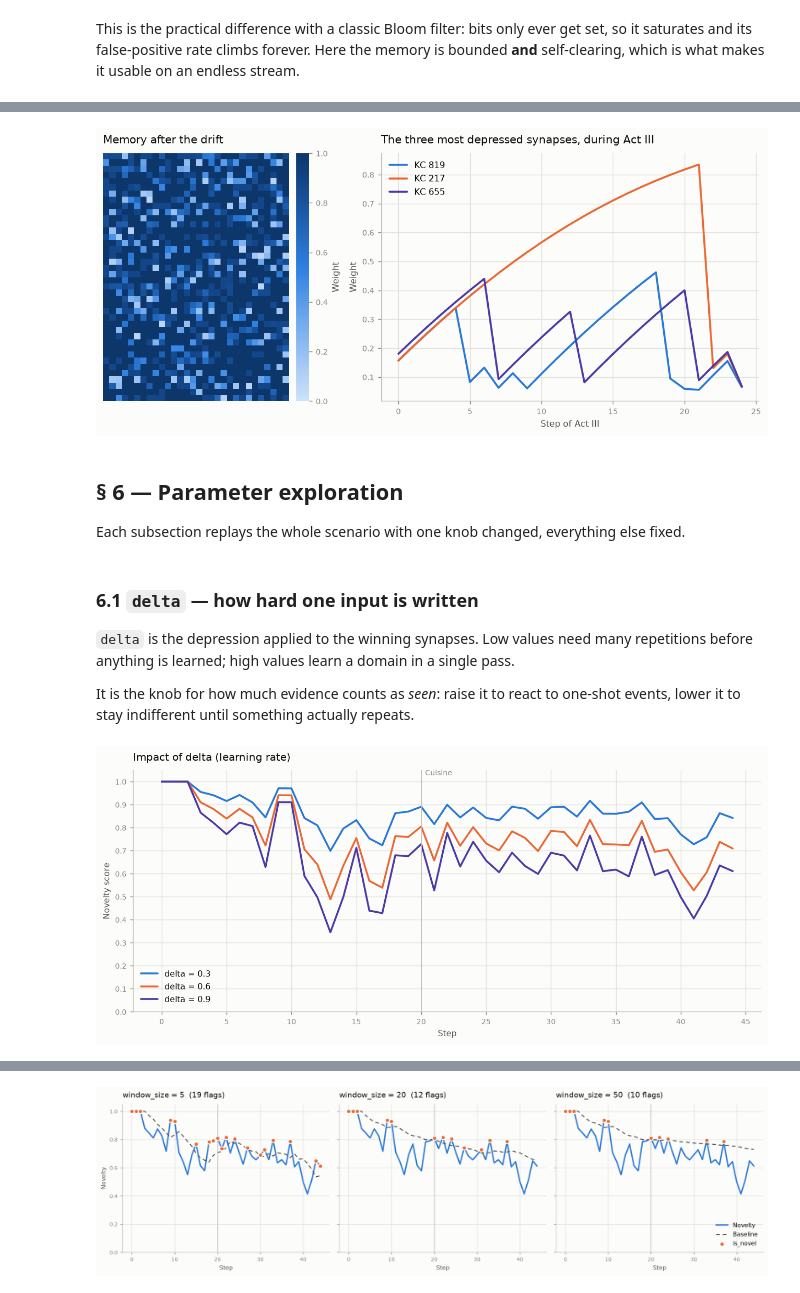
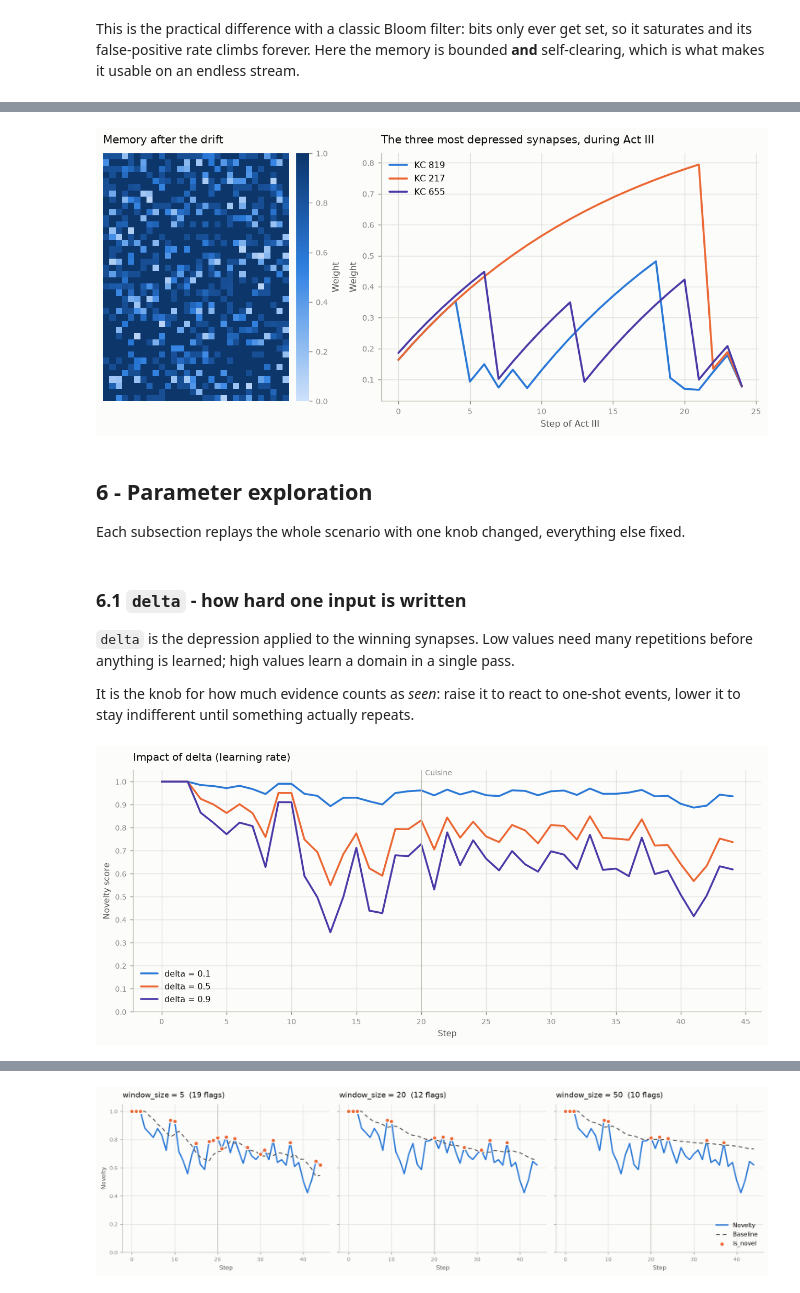
Before and after one commit to clembarr/ffbf-novelty-detector, a Jupyter notebook: notebooks/ffbf_semantic_demo.ipynb, the cells around one changed output, grey strips where cells are left out. Cells and saved outputs as stored; diff of their text form; code cells hidden in the pictures.

```diff
--- a/notebooks/ffbf_semantic_demo.ipynb
+++ b/notebooks/ffbf_semantic_demo.ipynb
@@ -51,18 +53,18 @@ and a very sparse projection. `epsilon` is the one that matters most — it rest
 # %%
 cfg = FFBFConfig.default_for(input_dim=384, expected_n=50)
 cfg.m = 1200                    #Kenyon cells; the whole memory is m floats
-cfg.k = 20                      #winners per input (1.7% of m) — the sparse tag of an input
+cfg.k = 20                      #winners per input (1.7% of m) - the sparse tag of an input
 cfg.projection_sparsity = 0.01  #each KC samples ~4 of the 384 embedding dimensions
-cfg.delta = 0.9                 #depression of the winners on add() — hard, so one pass is enough
-cfg.epsilon = 0.002             #recovery of the losers on add() — near-silent, so memory persists
+cfg.delta = 0.9                 #depression of the winners on add() - hard, so one pass is enough
+cfg.epsilon = 0.002             #recovery of the losers on add() - near-silent, so memory persists
 cfg.decay_mode = DecayMode.EdgeAndFront
 cfg.tick_shape = TickShape.Log
-cfg.tick_rate = 0.10            #forgetting speed applied by tick()
+cfg.tick_rate = 0.06            #forgetting speed applied by tick() - calibrated so Act III swaps the two domains
 cfg.window_size = 20            #baseline length behind the adaptive is_novel() threshold
 cfg.seed = 42
 
 f = FFBF(cfg)
-print(f"Memory: {cfg.m} synapses = {cfg.m * 4 / 1024:.1f} KiB — constant, whatever the stream length")
+print(f"Memory: {cfg.m} synapses = {cfg.m * 4 / 1024:.1f} KiB - constant, whatever the stream length")
 # %% [output]
 Memory: 1200 synapses = 4.7 KiB — constant, whatever the stream length
 # %%
@@ -446,9 +448,9 @@ axes[1].set_title("The three most depressed synapses, during Act III")
 axes[1].set_xlabel("Step of Act III")
 plt.show()
 # %% [output]
-[figure, old version]
+[figure, new version]
 # %% [markdown]
-## § 6 — Parameter exploration
+## 6 - Parameter exploration
 
 Each subsection replays the whole scenario with one knob changed, everything else fixed.
 # %%
@@ -475,7 +477,7 @@ def run_scenario(override_cfg: FFBFConfig) -> tuple[list[float], list[float]]:
 def tuned_cfg() -> FFBFConfig:
     """Copy of the notebook configuration, as the baseline every sweep starts from.
     Returns:
-        FFBFConfig: the § 1 configuration, ready to be overridden on one field
+        FFBFConfig: the 1 configuration, ready to be overridden on one field
     """
     c = FFBFConfig.default_for(input_dim=384, expected_n=50)
     c.m, c.k, c.projection_sparsity = cfg.m, cfg.k, cfg.projection_sparsity
@@ -484,23 +486,23 @@ def tuned_cfg() -> FFBFConfig:
     c.window_size, c.seed = cfg.window_size, cfg.seed
     return c
 # %% [markdown]
-### 6.1 `delta` — how hard one input is written
+### 6.1 `delta` - how hard one input is written
 
 `delta` is the depression applied to the winning synapses. Low values need many repetitions before anything is learned; high values learn a domain in a single pass.
 
 It is the knob for how much evidence counts as *seen*: raise it to react to one-shot events, lower it to stay indifferent until something actually repeats.
 # %%
 fig, ax = plt.subplots(figsize=(10, 4.5))
-for d in (0.3, 0.6, 0.9):
+for d in (0.1, 0.5, 0.9):
     c = tuned_cfg()
     c.delta = d
     s_t, s_c = run_scenario(c)
     plot_novelty_scores(s_t + s_c, label=f"delta = {d}", ax=ax)
 ax.axvline(x=len(tech_stream), color=PALETTE["axis"], linewidth=1)
 ax.text(len(tech_stream) + 0.3, 1.02, "Cuisine", fontsize=8, color=PALETTE["muted"], va="bottom")
 ax.set_title("Impact of delta (learning rate)")
 plt.tight_layout()
 plt.show()
 # %% [output]
-[figure, old version]
+[figure, new version]
 # %% [markdown]
```
Also changed, not shown: parts of 32 cells of this notebook, 1 other file.
